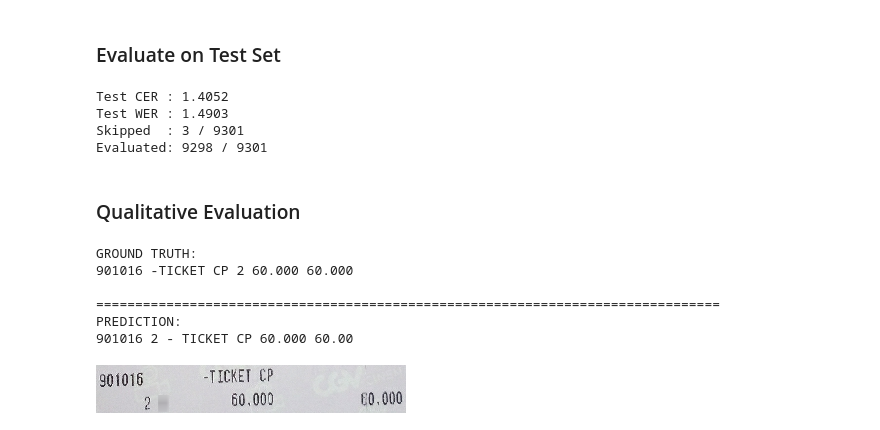
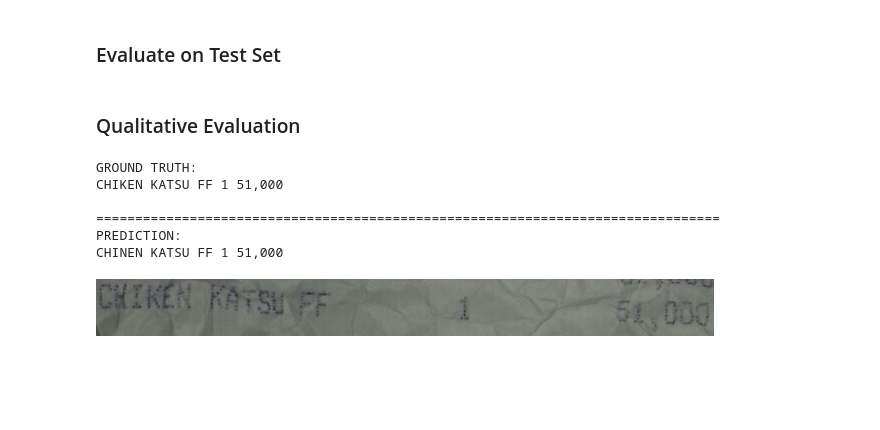
Before and after one commit to Maaz-x14/Smart-Stock, a Jupyter notebook: ml_service/ocr/kaggle_trocr.ipynb, the cells around one changed output. Drawn from its saved outputs; the diff is of its cells as text; code cells hidden in the pictures; blank space fills up the shorter version.

Commit message:
Fix(bug): Fixed eval bug, now use merged_model, not model

```diff
--- a/ml_service/ocr/kaggle_trocr.ipynb
+++ b/ml_service/ocr/kaggle_trocr.ipynb
@@ -1052,7 +988,15 @@ Verification (/kaggle/working/trocr-smart-stock-best):
 # %%
 from jiwer import cer, wer
 
-model.eval()
+# CRITICAL: use merged_model (from Cell 38), NOT model.
+# model.merge_and_unload() mutates the PeftModel's underlying module tree
+# in place (LoRA layers are folded into base weights and removed from the
+# module graph). The `model` variable becomes a stale/inconsistent object
+# after that call — calling model.generate() on it produces corrupted,
+# scrambled output even though the weights were trained correctly.
+# This was the root cause of Test CER 1.4052 in v3 run 3 (val CER was 0.0695).
+merged_model.eval()
+
 all_preds, all_labels = [], []
 skipped = 0
 first_error_printed = False
@@ -1067,13 +1011,11 @@ for idx, sample in enumerate(combined_dataset["test"]):
 
         pixel_values = processor(
             images=image, return_tensors="pt"
-        ).pixel_values.to(model.device)
+        ).pixel_values.to(merged_model.device)
 
         with torch.no_grad():
-            # MUST be keyword arg — PeftModelForSeq2SeqLM.generate() does not
-            # accept positional pixel_values. Silently skipped all 9301 samples
-            # in v3 run 2 when passed positionally.
-            generated_ids = model.generate(
+            # keyword arg required — see Bug #4 in OCR_Training.md
+            generated_ids = merged_model.generate(
                 pixel_values=pixel_values,
                 max_new_tokens=128,
             )
@@ -1100,45 +1042,40 @@ print(f"Skipped  : {skipped} / {len(combined_dataset['test'])}")
 print(f"Evaluated: {len(all_preds)} / {len(combined_dataset['test'])}")
 
 # Targets: CER ≤ 0.05, WER ≤ 0.10
-# %% [output]
-Test CER : 1.4052
-Test WER : 1.4903
-Skipped  : 3 / 9301
-Evaluated: 9298 / 9301
 # %% [markdown]
 ### Qualitative Evaluation
 # %%
 import io
 from PIL import Image
 
 sample = combined_dataset["test"][0]
 image = Image.open(io.BytesIO(sample["image_bytes"])).convert("RGB")
 
 pixel_values = processor(
     image,
     return_tensors="pt"
-).pixel_values.to(model.device)
+).pixel_values.to(merged_model.device)   # merged_model, not model
 
-generated_ids = model.generate(pixel_values=pixel_values, max_new_tokens=128)
+generated_ids = merged_model.generate(pixel_values=pixel_values, max_new_tokens=128)
 
 prediction = processor.batch_decode(
     generated_ids,
     skip_special_tokens=True
 )[0]
 
 print("GROUND TRUTH:")
 print(sample["text"])
 print("")
 print("="*80)
 print("PREDICTION:")
 print(prediction)
 
 image
 # %% [output]
 GROUND TRUTH:
-901016 -TICKET CP 2 60.000 60.000
+CHIKEN KATSU FF 1 51,000
 
 ================================================================================
 PREDICTION:
-901016 2 - TICKET CP 60.000 60.00
+CHINEN KATSU FF 1 51,000
-[figure, old version]
+[figure, new version]
```
Also changed, not shown: parts of 8 cells of this notebook.
